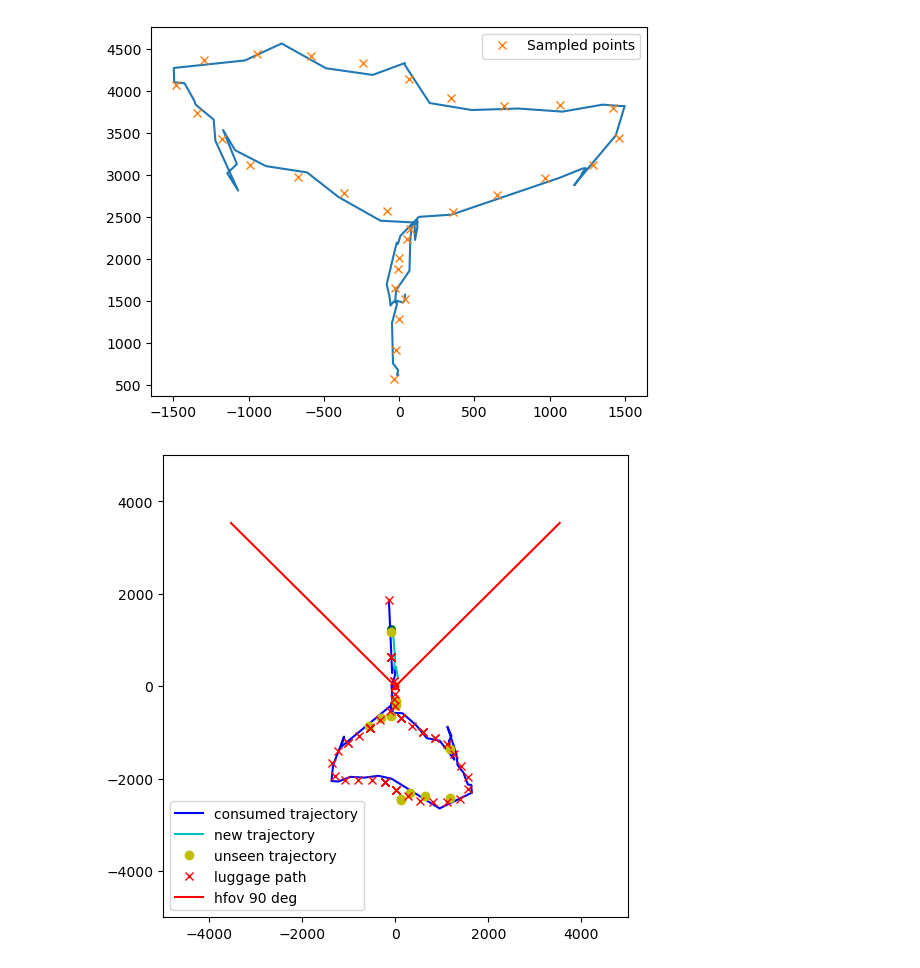
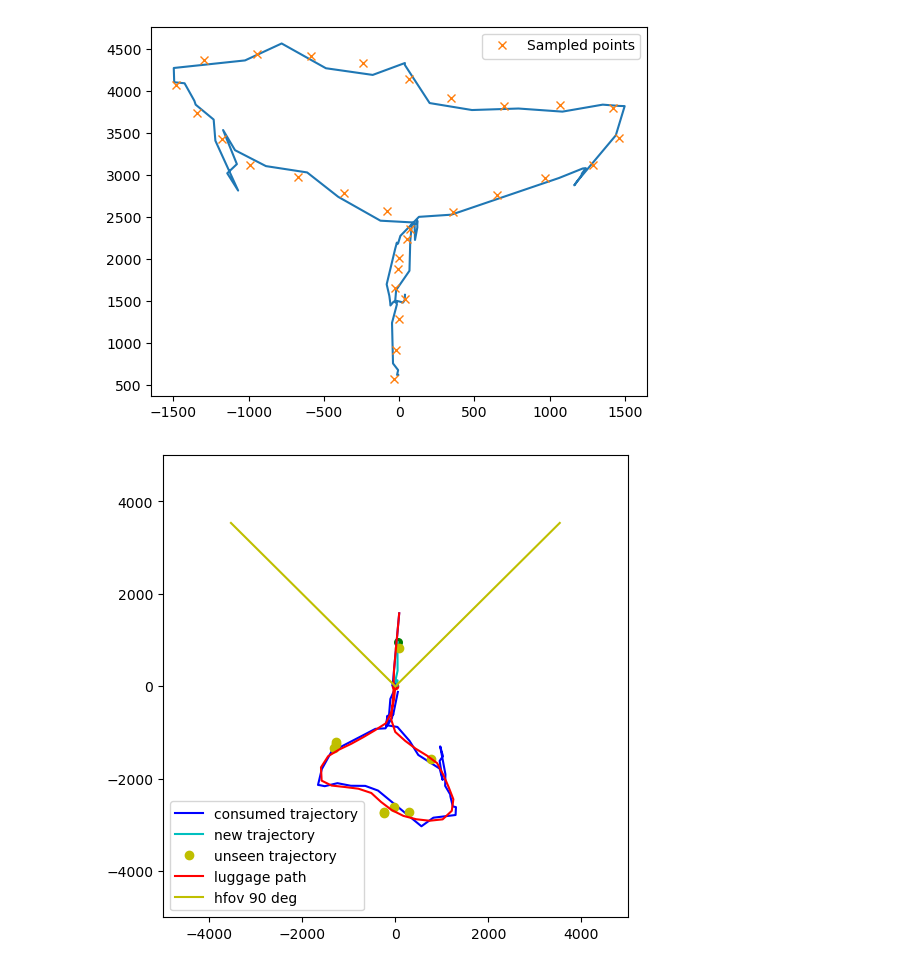
Before and after one commit to comtois-etienne/CSIE5047_Smart_Luggage, a Jupyter notebook: notebook.ipynb, the cells around one changed output. Cells and saved outputs as stored; diff of their text form; code cells hidden in the pictures.

Commit message:
follow constants

```diff
--- a/notebook.ipynb
+++ b/notebook.ipynb
@@ -580,10 +580,19 @@ from scipy.interpolate import LSQUnivariateSpline
 import matplotlib.pyplot as plt
 
 
+# constants
 marching_rate = 0.8
+follow_distance = 1220
+sharp_distance = 915
+follow_angle = 40
+hhfov = 45
+
+
+# variables
 position = 0
 index = 0
 ratio = 0.0
+
 
 def move(position, marching_rate):
     position += marching_rate
@@ -690,37 +699,37 @@ for i in range(len(s_data['x']) + 10):
     fig.set_figheight(6)
     fig.set_figwidth(6)
 
     # plot trajectory
     rot_consume = rotated[rotated['c'] == True]
     rot_not_consume = rotated[rotated['c'] == False]
     rot_not_consume = pd.concat([rot_consume.iloc[-1], rot_not_consume])
 
     ax.plot(rot_consume['y'], rot_consume['x'], color='b', label='consumed trajectory')
     ax.plot(rot_not_consume['y'], rot_not_consume['x'], color='c', label='new trajectory')
     ax.plot(rot_unseen['y'], rot_unseen['x'], 'o', color='y', label='unseen trajectory')
 
     # plot luggage position
-    ax.plot(path_rot['y'], path_rot['x'], 'x', color='r', label='luggage path')
+    ax.plot(path_rot['y'], path_rot['x'], color='r', label='luggage path')
     ax.scatter(luggage.y, luggage.x, c='r', s=20)
 
     # plot human position
     ax.scatter(human.y, human.x, c='g', s=30)
 
     # hfov
-    h_hfov = luggage.rotate(45, Point(5000, 0))
-    l_hfov = luggage.rotate(-45, Point(5000, 0))
-    ax.plot([luggage.y, h_hfov.y], [luggage.x, h_hfov.x], color='r', label='hfov 90 deg')
-    ax.plot([luggage.y, l_hfov.y], [luggage.x, l_hfov.x], color='r')
+    h_hfov = luggage.rotate(hhfov, Point(5000, 0))
+    l_hfov = luggage.rotate(-hhfov, Point(5000, 0))
+    ax.plot([luggage.y, h_hfov.y], [luggage.x, h_hfov.x], color='y', label='hfov 90 deg')
+    ax.plot([luggage.y, l_hfov.y], [luggage.x, l_hfov.x], color='y')
 
     ax.legend()
     plt.show()
     plt.pause(0.1)
 
     # move luggage to next point
     last_seen = Point.from_df(rotated.iloc[-1])
     distance = luggage.distance(last_seen)
     angle = (luggage.angle(last_seen))
-    if is_out or distance > 1500 or (distance > 1000 and abs(angle) > 40):
+    if is_out or distance > follow_distance or (distance > sharp_distance and abs(angle) > follow_angle):
         position, index, ratio = move(position, marching_rate)
 # %% [output]
-[figure, old version]
+[figure, new version]
```
